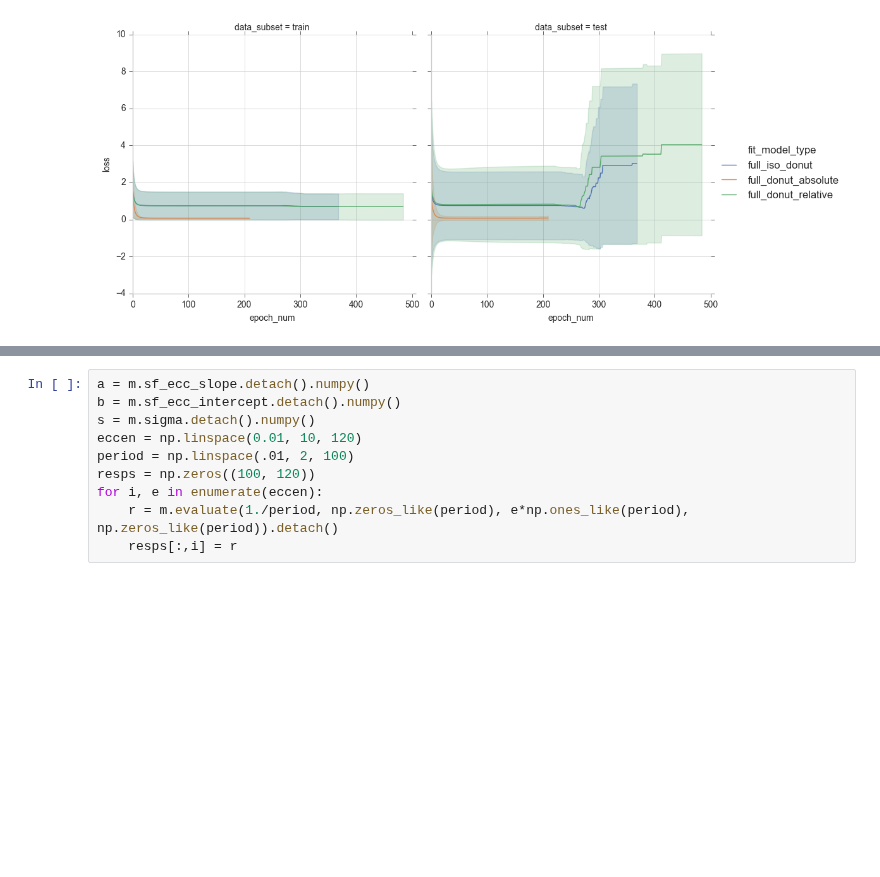
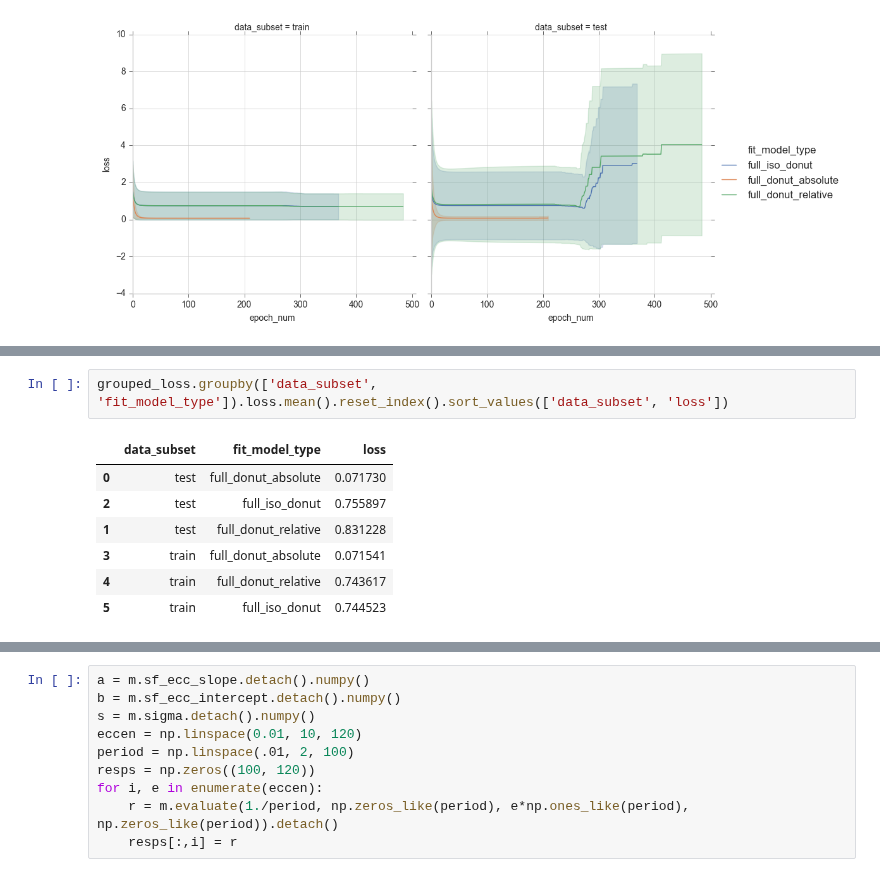
Before and after one commit to billbrod/spatial-frequency-preferences, a Jupyter notebook: notebooks/05-Model.ipynb, the cells around one changed output, grey strips where cells are left out. Saved outputs shown, nothing was run; the diff lists cells and outputs as text; blank space fills up the shorter version.

```diff
--- a/notebooks/05-Model.ipynb
+++ b/notebooks/05-Model.ipynb
@@ -430,0 +311,10 @@ g = sns.relplot('epoch_num', 'loss', 'fit_model_type', data=loss_df, col='data_s
+# %%
+grouped_loss.groupby(['data_subset', 'fit_model_type']).loss.mean().reset_index().sort_values(['data_subset', 'loss'])
+# %% [output]
+|  | data_subset | fit_model_type | loss |
+| 0 | test | full_donut_absolute | 0.071730 |
+| 2 | test | full_iso_donut | 0.755897 |
+| 1 | test | full_donut_relative | 0.831228 |
+| 3 | train | full_donut_absolute | 0.071541 |
+| 4 | train | full_donut_relative | 0.743617 |
+| 5 | train | full_iso_donut | 0.744523 |
```
Also changed, not shown: parts of 50 cells of this notebook, 1 other file.
